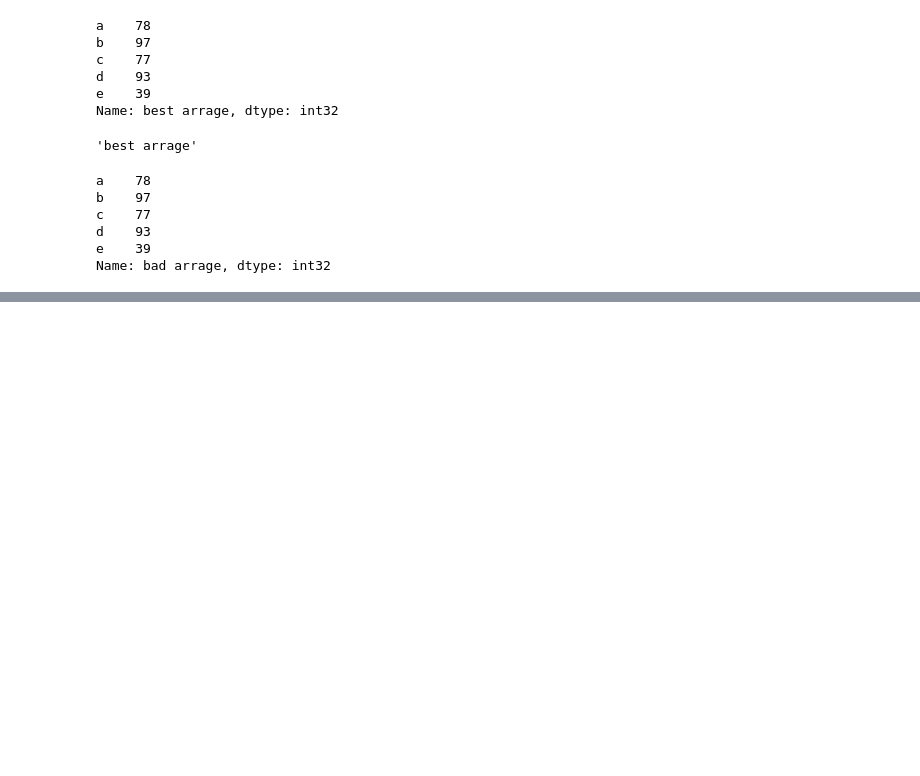
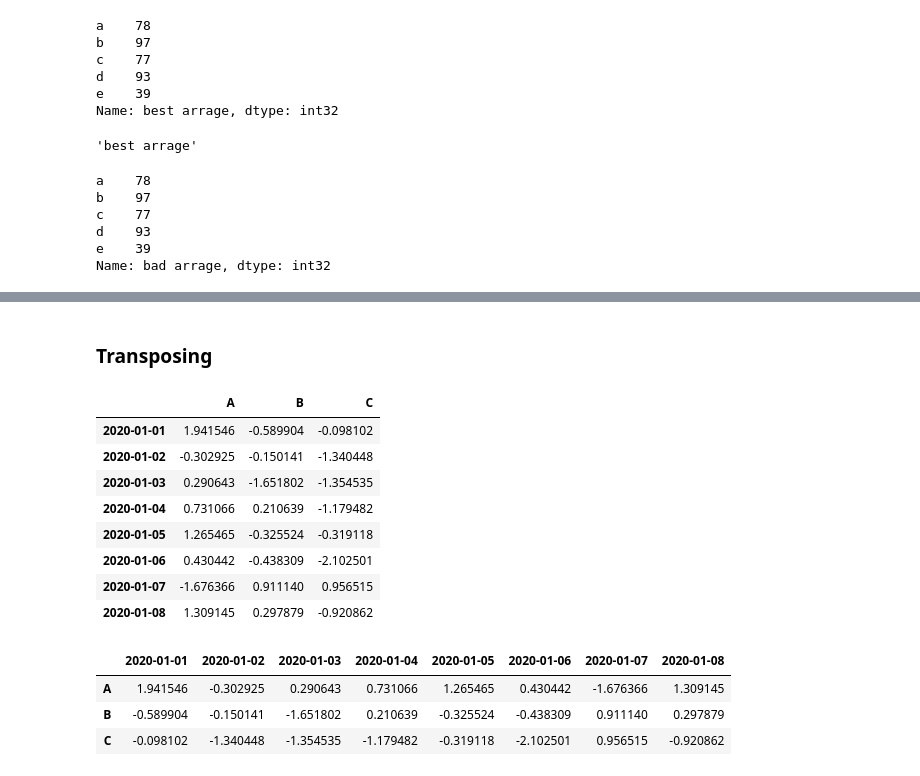
Before and after one commit to hellokuzuki/da-learn, a Jupyter notebook: 02_pandas/1_Intro to data structures.ipynb, the cells around one changed output, grey strips where cells are left out. Drawn from its saved outputs; the diff is of its cells as text; code cells hidden in the pictures; blank space fills up the shorter version.

```diff
--- a/02_pandas/1_Intro to data structures.ipynb
+++ b/02_pandas/1_Intro to data structures.ipynb
@@ -240,0 +600,24 @@ Name: bad arrage, dtype: int32
+# %% [markdown]
+### Transposing
+# %%
+index = pd.date_range('1/1/2020', periods=8)
+
+df_trans = pd.DataFrame(np.random.randn(8,3), index=index, columns=list('ABC'))
+
+display(df_trans)
+
+display(df_trans.T)
+# %% [output]
+|  | A | B | C |
+| 2020-01-01 | 1.941546 | -0.589904 | -0.098102 |
+| 2020-01-02 | -0.302925 | -0.150141 | -1.340448 |
+| 2020-01-03 | 0.290643 | -1.651802 | -1.354535 |
+| 2020-01-04 | 0.731066 | 0.210639 | -1.179482 |
+| 2020-01-05 | 1.265465 | -0.325524 | -0.319118 |
+| 2020-01-06 | 0.430442 | -0.438309 | -2.102501 |
+| 2020-01-07 | -1.676366 | 0.911140 | 0.956515 |
+| 2020-01-08 | 1.309145 | 0.297879 | -0.920862 |
+|  | 2020-01-01 | 2020-01-02 | 2020-01-03 | 2020-01-04 | 2020-01-05 | 2020-01-06 | 2020-01-07 | 2020-01-08 |
+| A | 1.941546 | -0.302925 | 0.290643 | 0.731066 | 1.265465 | 0.430442 | -1.676366 | 1.309145 |
+| B | -0.589904 | -0.150141 | -1.651802 | 0.210639 | -0.325524 | -0.438309 | 0.911140 | 0.297879 |
+| C | -0.098102 | -1.340448 | -1.354535 | -1.179482 | -0.319118 | -2.102501 | 0.956515 | -0.920862 |
```
Also changed, not shown: parts of 33 cells of this notebook.
